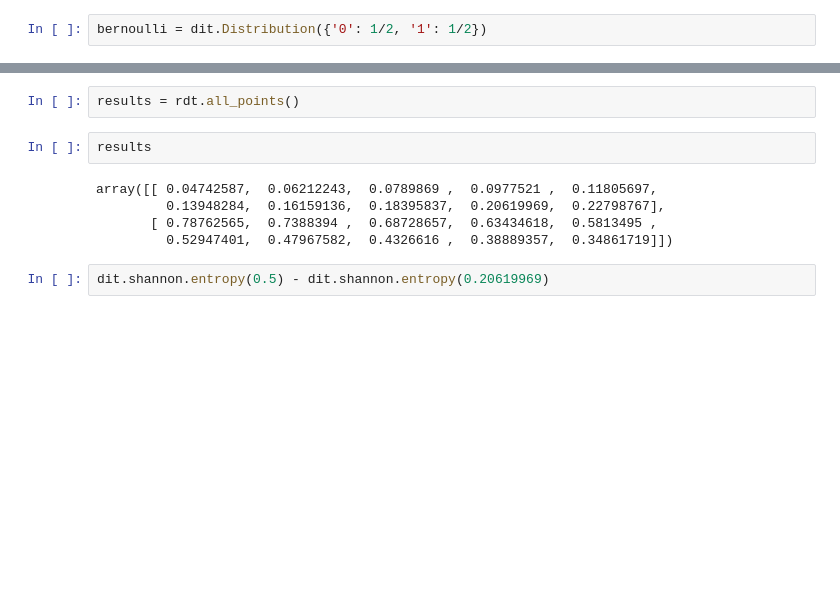
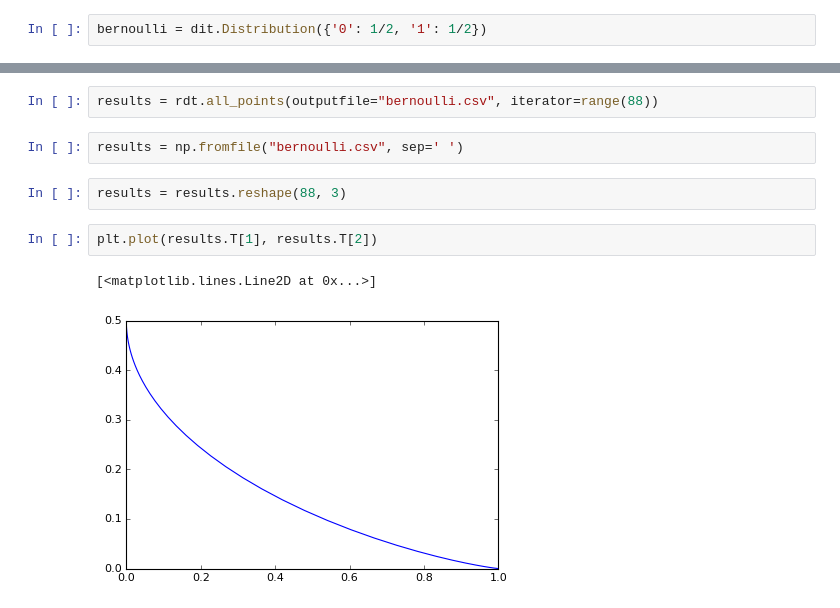
Before and after one commit to manolomartinez/rate_distortion_signaling, a Jupyter notebook: Example worlds.ipynb, the cells around one changed output, grey strips where cells are left out. Cells and saved outputs as stored; diff of their text form; blank space fills up the shorter version.

```diff
--- a/Example worlds.ipynb
+++ b/Example worlds.ipynb
@@ -117,11 +117,11 @@ rdt = b.RDT(bernoulli, b=.1, epsilon=0.000001)
 # %%
-results = rdt.all_points()
+results = rdt.all_points(outputfile="bernoulli.csv", iterator=range(88))
-# %%
-results
-# %% [output]
-array([[ 0.04742587,  0.06212243,  0.0789869 ,  0.0977521 ,  0.11805697,
-         0.13948284,  0.16159136,  0.18395837,  0.20619969,  0.22798767],
-       [ 0.78762565,  0.7388394 ,  0.68728657,  0.63434618,  0.5813495 ,
-         0.52947401,  0.47967582,  0.4326616 ,  0.38889357,  0.34861719]])
-# %%
-dit.shannon.entropy(0.5) - dit.shannon.entropy(0.20619969)
+# %%
+results = np.fromfile("bernoulli.csv", sep=' ')
+# %%
+results = results.reshape(88, 3)
+# %%
+plt.plot(results.T[1], results.T[2])
+# %% [output]
+[<matplotlib.lines.Line2D at 0x...>]
+[figure, added]
```
Also changed, not shown: parts of 48 cells of this notebook.
